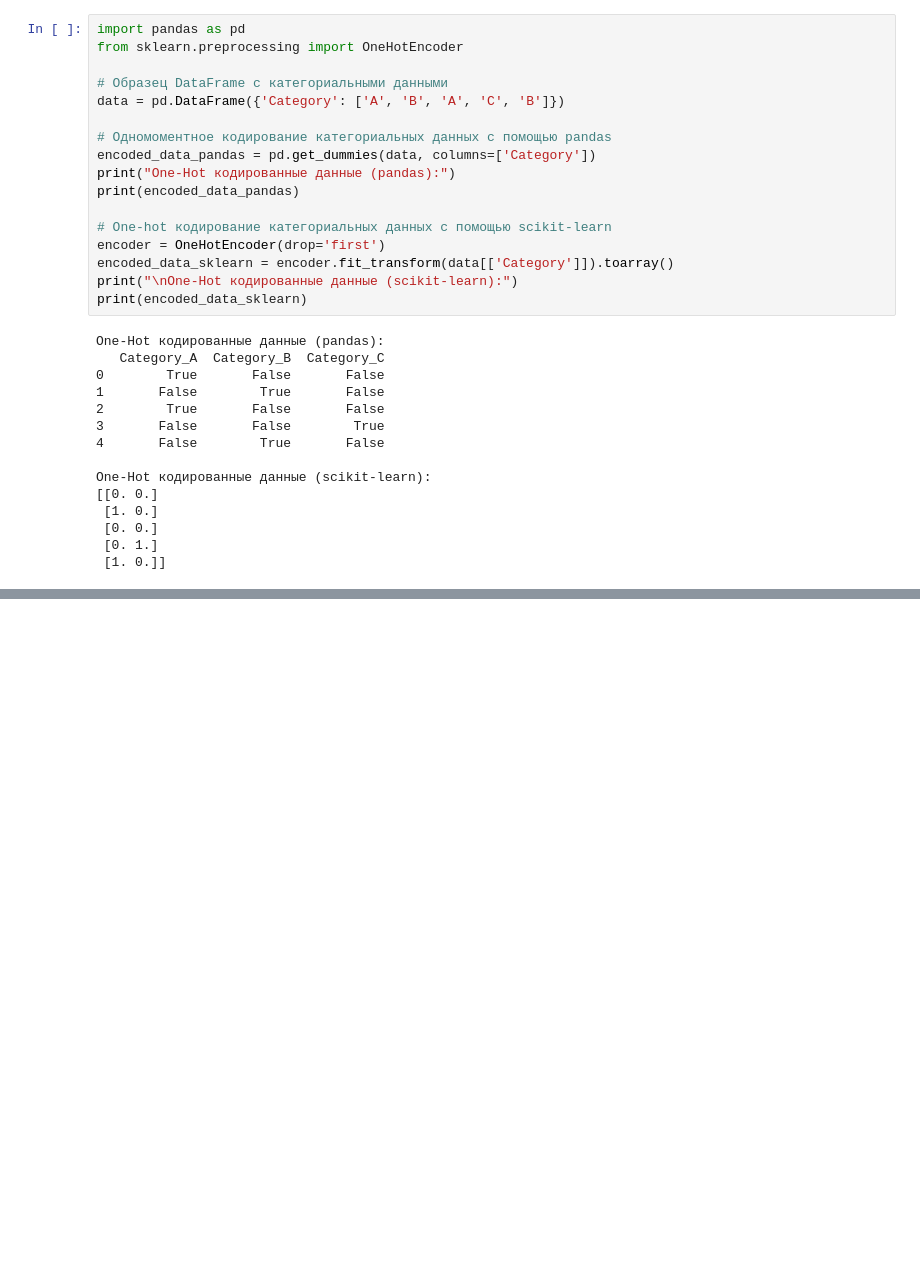
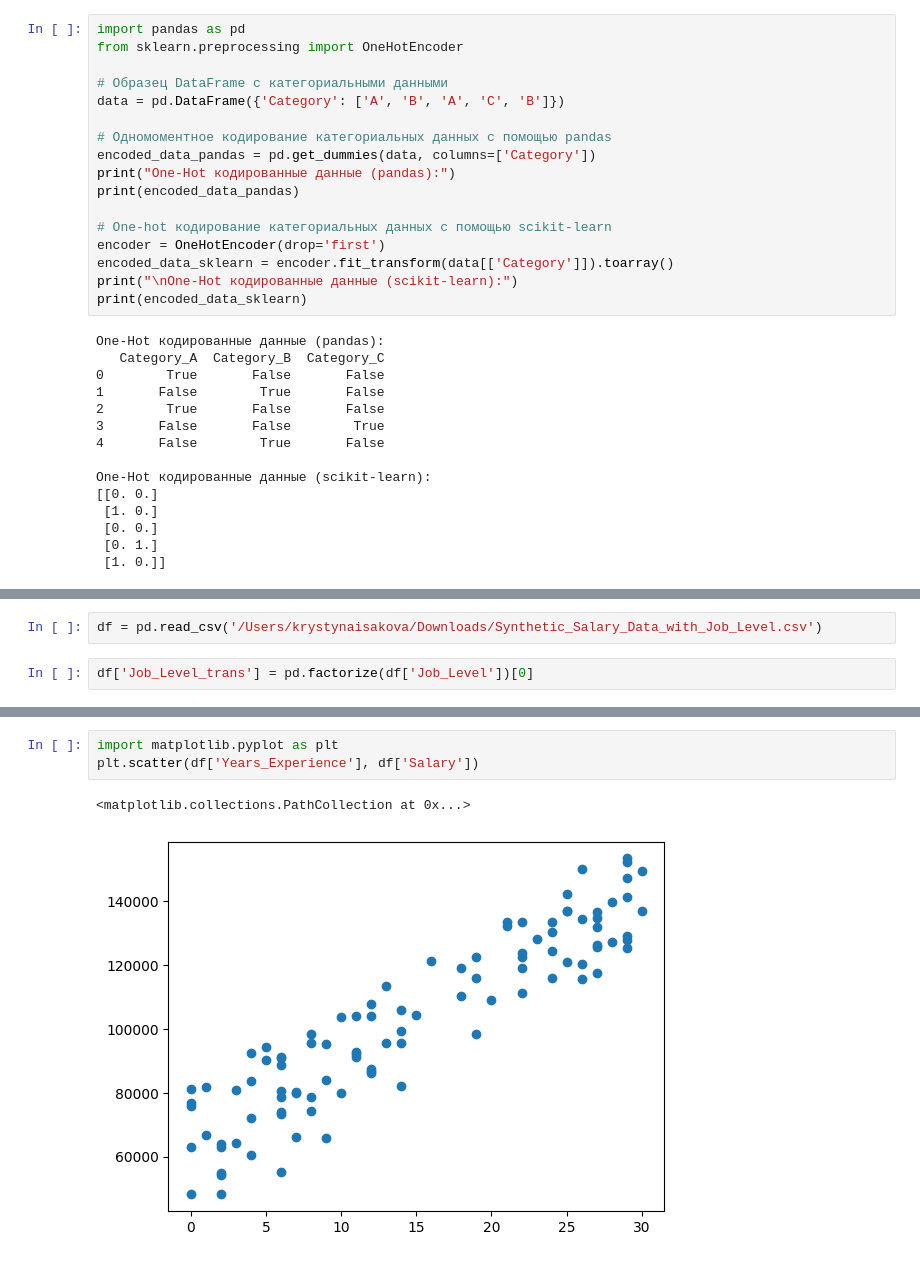
Before and after one commit to KrystynaIsakova/ICH-190424-dae, a Jupyter notebook: Lesson9.ipynb, the cells around one changed output, grey strips where cells are left out. Saved outputs shown, nothing was run; the diff lists cells and outputs as text; blank space fills up the shorter version.

```diff
--- a/Lesson9.ipynb
+++ b/Lesson9.ipynb
@@ -577,0 +643,4 @@ One-Hot кодированные данные (scikit-learn):
+# %%
+df = pd.read_csv('/Users/krystynaisakova/Downloads/Synthetic_Salary_Data_with_Job_Level.csv')
+# %%
+df['Job_Level_trans'] = pd.factorize(df['Job_Level'])[0]
@@ -577,0 +663,6 @@ One-Hot кодированные данные (scikit-learn):
+# %%
+import matplotlib.pyplot as plt
+plt.scatter(df['Years_Experience'], df['Salary'])
+# %% [output]
+<matplotlib.collections.PathCollection at 0x...>
+[figure, added]
```
Also changed, not shown: parts of 16 cells of this notebook, 1 other file.
